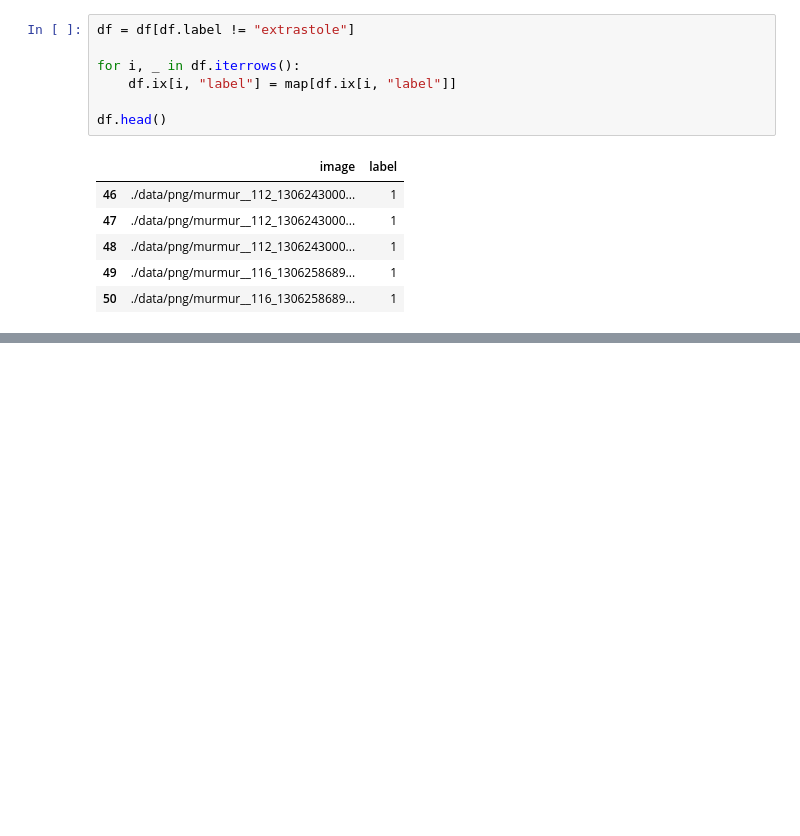
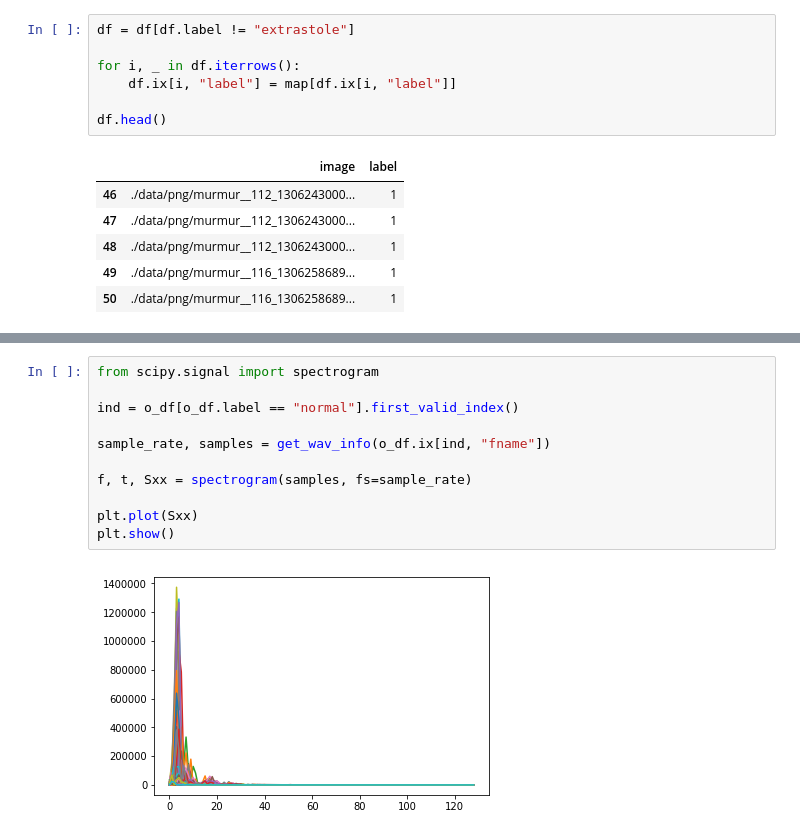
Before and after one commit to sachanganesh/heartbeat-classification, a Jupyter notebook: Heartbeat Anomaly Detection.ipynb, the cells around one changed output, grey strips where cells are left out. Drawn from its saved outputs; the diff is of its cells as text; blank space fills up the shorter version.

```diff
--- a/Heartbeat Anomaly Detection.ipynb
+++ b/Heartbeat Anomaly Detection.ipynb
@@ -298,0 +251,13 @@ model.fit(X, Y, epochs=100, shuffle=True, validation_split=0.2)
+# %%
+from scipy.signal import spectrogram
+
+ind = o_df[o_df.label == "normal"].first_valid_index()
+
+sample_rate, samples = get_wav_info(o_df.ix[ind, "fname"])
+
+f, t, Sxx = spectrogram(samples, fs=sample_rate)
+
+plt.plot(Sxx)
+plt.show()
+# %% [output]
+[figure, added]
```
Also changed, not shown: parts of 17 cells of this notebook, 1 other file.
